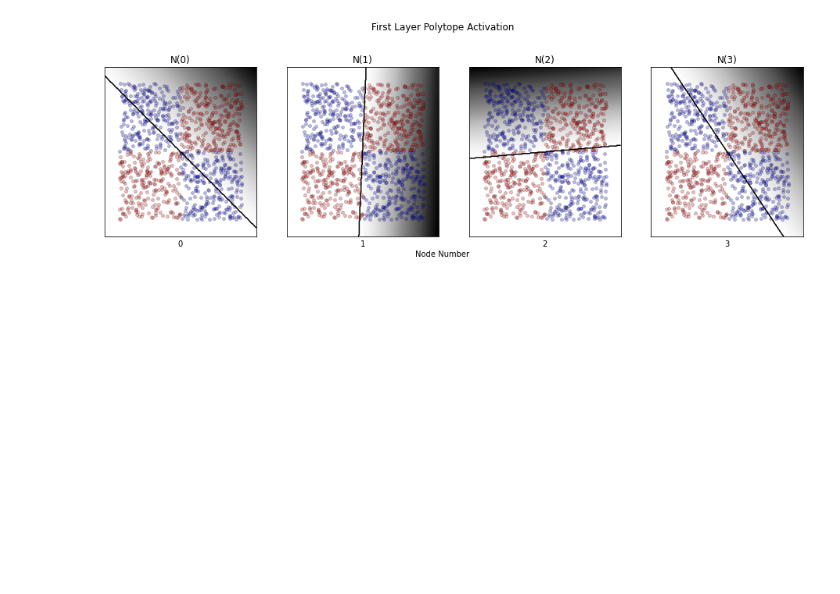
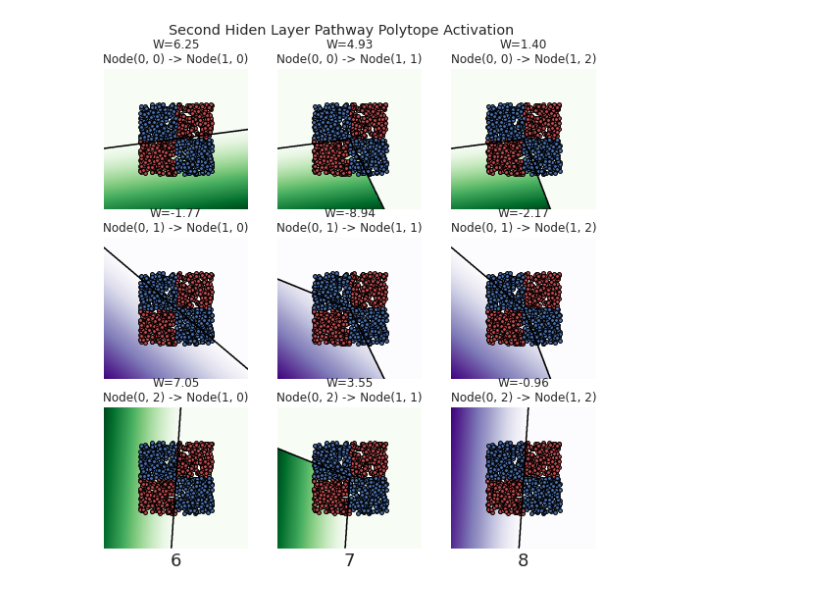
Before and after one commit to neurodata/kdg_will, a Jupyter notebook: Neural_Polytopes.ipynb, the cells around one changed output. Drawn from its saved outputs; the diff is of its cells as text; code cells hidden in the pictures; blank space fills up the shorter version.

```diff
--- a/Neural_Polytopes.ipynb
+++ b/Neural_Polytopes.ipynb
@@ -7,7 +13,7 @@ from tqdm.notebook import tqdm
 # %%
 plot_step = 0.01
-width = 4
+width = 3
 n = 1000
-acc_thresh = 0.95
+acc_thresh = 0.96
 epochs = 100
-alpha = .7
+alpha = .3
@@ -161,0 +38,5 @@ for y_val in range(2):
+# %%
+x_min, x_max = X[:, 0].min() - 1.0, X[:, 0].max() + 1.0
+y_min, y_max = X[:, 1].min() - 1.0, X[:, 1].max() + 1.0
+xx, yy = np.meshgrid(np.arange(x_min, x_max, plot_step),
+                      np.arange(y_min, y_max, plot_step))
@@ -187,45 +165,57 @@ ws = np.array([network.layers[i].get_weights()[0] for i in {0, 1}])
 # %%
-figs, axs = plt.subplots(1, width, figsize = (4 * (width), 4))
-figs.text(0.5, 0.04, 'Node Number', ha='center')
+figs, axs = plt.subplots(width, width, figsize = (3 * width, 3 * width))
+sns.set(font_scale = 1)
+figs.text(0.5, 0.04, '', ha='center')
+
+for i, ax in enumerate(axs.flat):
+    ax.set(xlabel=i)
+    ax.set_xticks([])
+    ax.set_yticks([])
+    ax.set_xlabel('')
+    ax.set_ylabel('')
+    ax.label_outer()
+    ax.set_facecolor("white")
+
+    for side in {"right", "left", "top", "bottom"}:
+        ax.spines[side].set_visible(False)
 
 for i, ax in enumerate(axs.flat):
   ax.set(xlabel=i)
   ax.set_xticks([])
   ax.set_yticks([])
   ax.label_outer()
 
-figs.suptitle("First Layer Polytope Activation", y=1.08)
+figs.suptitle("Second Hiden Layer Pathway Polytope Activation", y = 0.95)
 
-encoder = keras.models.Model(network.inputs, network.layers[0].output)
 
-x_min, x_max = X[:, 0].min() - 0.25, X[:, 0].max() + 0.25
-y_min, y_max = X[:, 1].min() - 0.25, X[:, 1].max() + 0.25
-xx, yy = np.meshgrid(np.arange(x_min, x_max, plot_step),
-                      np.arange(y_min, y_max, plot_step))
+encoders = [keras.models.Model(network.inputs, network.layers[i].output) for i in {0, 1}]
 
-second_layer_activations = encoder.predict(np.c_[xx.ravel(), yy.ravel()])
-for second_node in range(width):
-  polytope_membership = second_layer_activations[:, second_node].reshape(xx.shape)
-  v = max(abs(np.min(polytope_membership)), abs(np.max(polytope_membership)))
-  axs[second_node].pcolormesh(xx,
-                              yy,
-                              polytope_membership,
-                              cmap="Greys",
-                              vmin = -v if np.min(polytope_membership) < 0 else 0,
-                              vmax = v if np.max(polytope_membership) > 0 else 0
-                              )
 
-  axs[second_node].contour(xx, yy, polytope_membership, levels=[0], cmap="Greys_r")
-  axs[second_node].set_title("N({})".format(second_node))
-
-x_min, x_max = X[:, 0].min() - 2, X[:, 0].max() + 2
-y_min, y_max = 1.1, 1.2
+activations = np.array([encoder.predict(np.c_[xx.ravel(), yy.ravel()]) for encoder in encoders])
+for penultimate_node in range(width):
+  for second_node in range(width):
+    penultimate_polytope_membership = (activations[1, :, penultimate_node].reshape(xx.shape) > 0).astype('int')
+    second_polytope_membership = activations[0, :, second_node].reshape(xx.shape) * ((activations[0, :, second_node].reshape(xx.shape)) > 0).astype('int')
+    polytope_membership = np.multiply(penultimate_polytope_membership, second_polytope_membership)
+    w = ultimate_weights[penultimate_node] * np.array(penultimate_weights)[second_node, penultimate_node]
+    v = max(abs(np.min(polytope_membership)), abs(np.max(polytope_membership)))
+    penultimate_heatmap = axs[second_node][penultimate_node].pcolormesh(xx,
+                                                   yy,
+                                                   polytope_membership,
+                                                   cmap="Greens" if w > 0 else "Purples",
+                                                   vmin = -v if np.min(polytope_membership) < 0 else 0,
+                                                   vmax = v if np.max(polytope_membership) > 0 else 0
+                                                   )
+    axs[second_node][penultimate_node].contour(xx, yy, polytope_membership, levels=[0], cmap="Greys_r")
+    axs[second_node][penultimate_node].set_title("W={:0.2f}\nNode(0, {}) -> Node(1, {})".format(w[0], second_node, penultimate_node))
 
 # Plot the training points
 for y_val in range(2):
   idx = np.where(y == y_val)
-  for node in range(width):
-    axs[node].scatter(X[idx, 0], X[idx, 1], c='rb'[y_val], label='Class {}'.format(y_val),
-                s=15, alpha = 0.25, edgecolor = 'black')
+  for penultimate_node in range(width):
+    for second_node in range(width):
+      pass
+      axs[second_node][penultimate_node].scatter(X[idx, 0], X[idx, 1], c='rb'[y_val], label='Class {}'.format(y_val),
+                  cmap="Reds", s=15, edgecolor = 'black')
 # %% [output]
-[figure, old version]
+[figure, new version]
```
Also changed, not shown: parts of 18 cells of this notebook.
